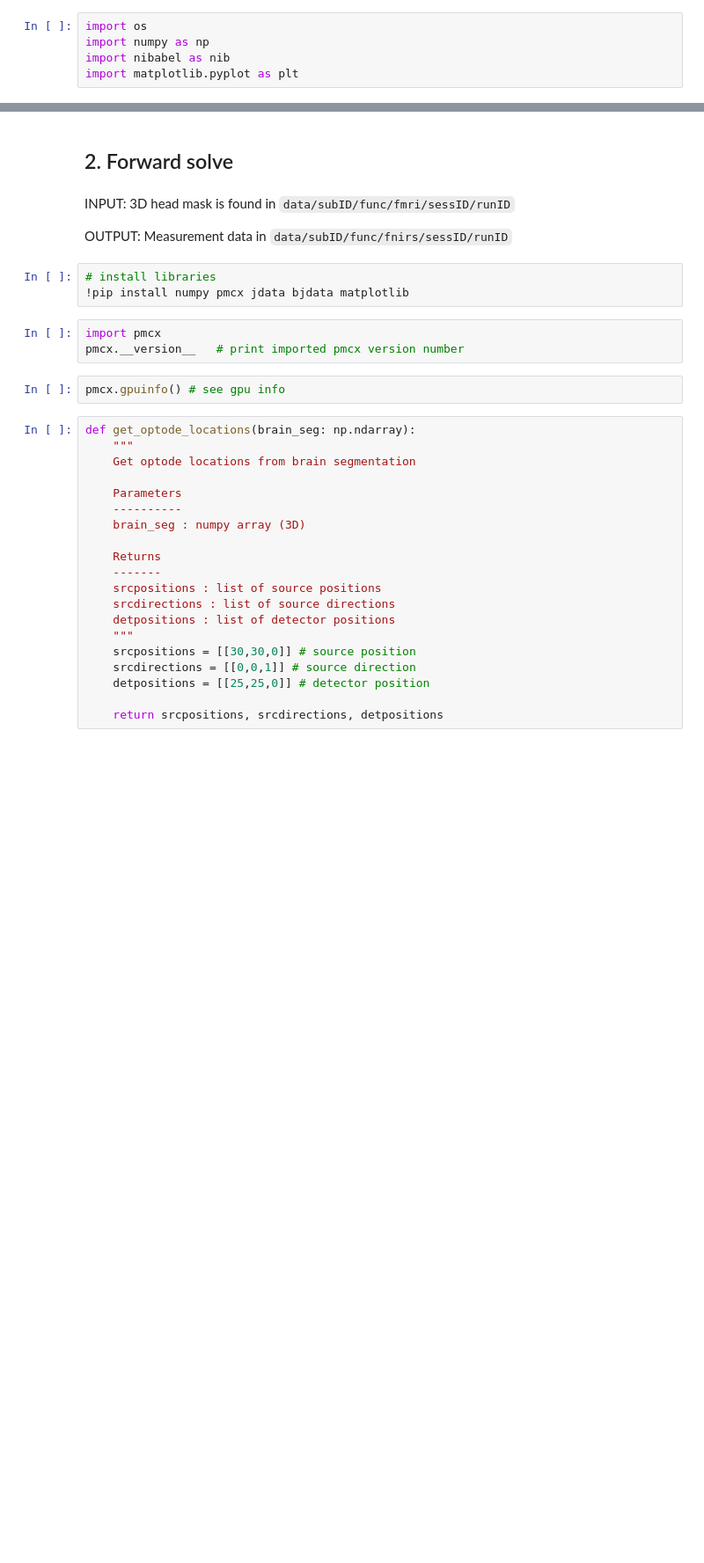
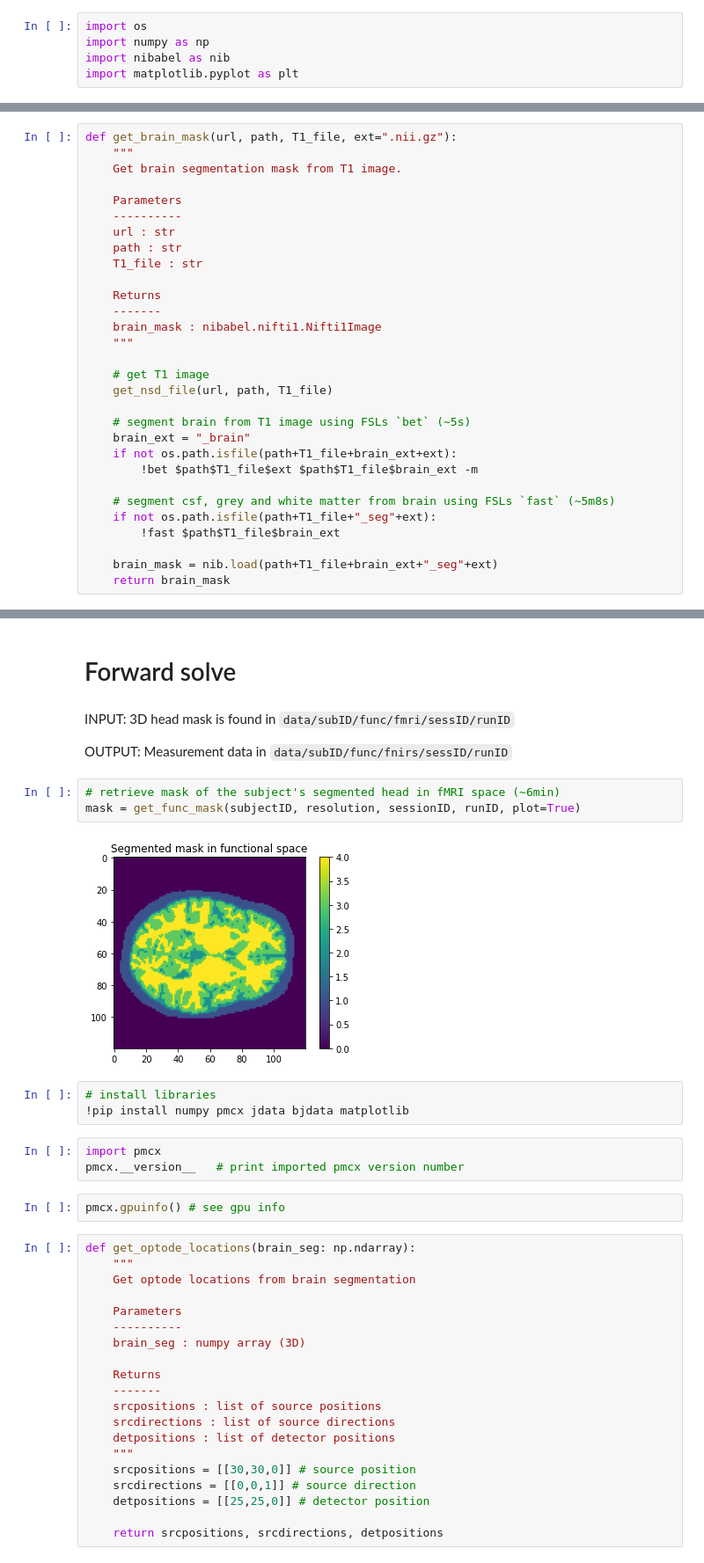
Before and after one commit to neural-imagery/tomography-experiments, a Jupyter notebook: fmri2fnirs/main.ipynb, the cells around one changed output, grey strips where cells are left out. Shown at 88% size. Cells and saved outputs as stored; diff of their text form; blank space fills up the shorter version.

Commit message:
segmentation pipeline complete

```diff
--- a/fmri2fnirs/main.ipynb
+++ b/fmri2fnirs/main.ipynb
@@ -112,0 +47,30 @@ seg2fmri = nib.load(run_path+fmri_head_seg_filename)
+# %%
+def get_brain_mask(url, path, T1_file, ext=".nii.gz"):
+    """
+    Get brain segmentation mask from T1 image.
+
+    Parameters
+    ----------
+    url : str
+    path : str
+    T1_file : str
+
+    Returns
+    -------
+    brain_mask : nibabel.nifti1.Nifti1Image
+    """
+
+    # get T1 image
+    get_nsd_file(url, path, T1_file)
+
+    # segment brain from T1 image using FSLs `bet` (~5s)
+    brain_ext = "_brain"
+    if not os.path.isfile(path+T1_file+brain_ext+ext):
+        !bet $path$T1_file$ext $path$T1_file$brain_ext -m
+
+    # segment csf, grey and white matter from brain using FSLs `fast` (~5m8s)
+    if not os.path.isfile(path+T1_file+"_seg"+ext):
+        !fast $path$T1_file$brain_ext
+
+    brain_mask = nib.load(path+T1_file+brain_ext+"_seg"+ext)
+    return brain_mask
@@ -113,9 +182,14 @@ seg2fmri = nib.load(run_path+fmri_head_seg_filename)
 # %% [markdown]
-## 2. Forward solve
+# Forward solve
 # %% [markdown]
 INPUT: 3D head mask is found in `data/subID/func/fmri/sessID/runID`
 
 OUTPUT: Measurement data in `data/subID/func/fnirs/sessID/runID`
+# %%
+# retrieve mask of the subject's segmented head in fMRI space (~6min)
+mask = get_func_mask(subjectID, resolution, sessionID, runID, plot=True)
+# %% [output]
+[figure, added]
 # %%
 # install libraries
 !pip install numpy pmcx jdata bjdata matplotlib
```
Also changed, not shown: parts of 16 cells of this notebook, 1 other file.
